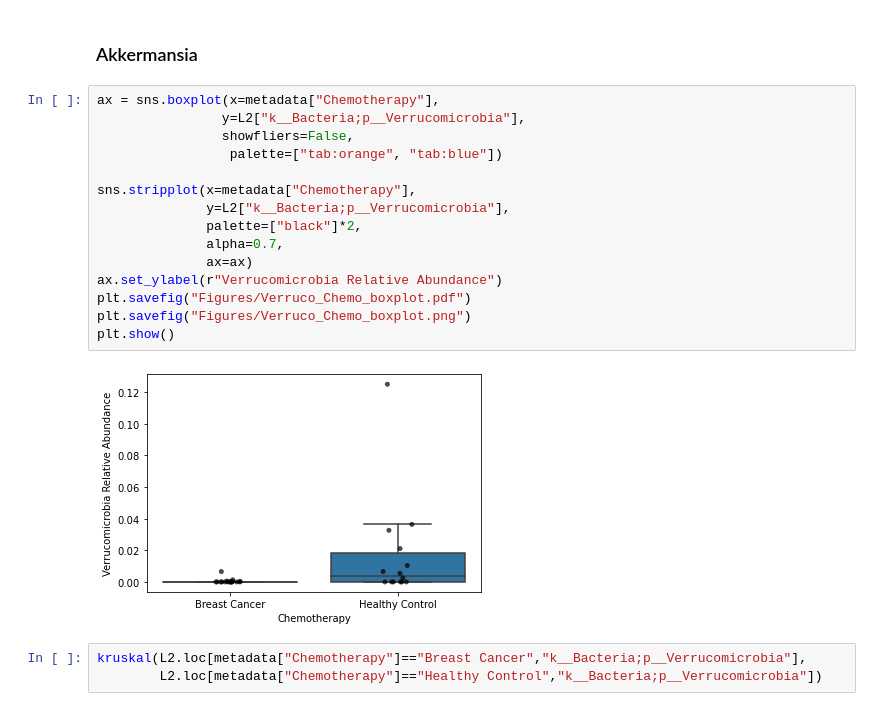
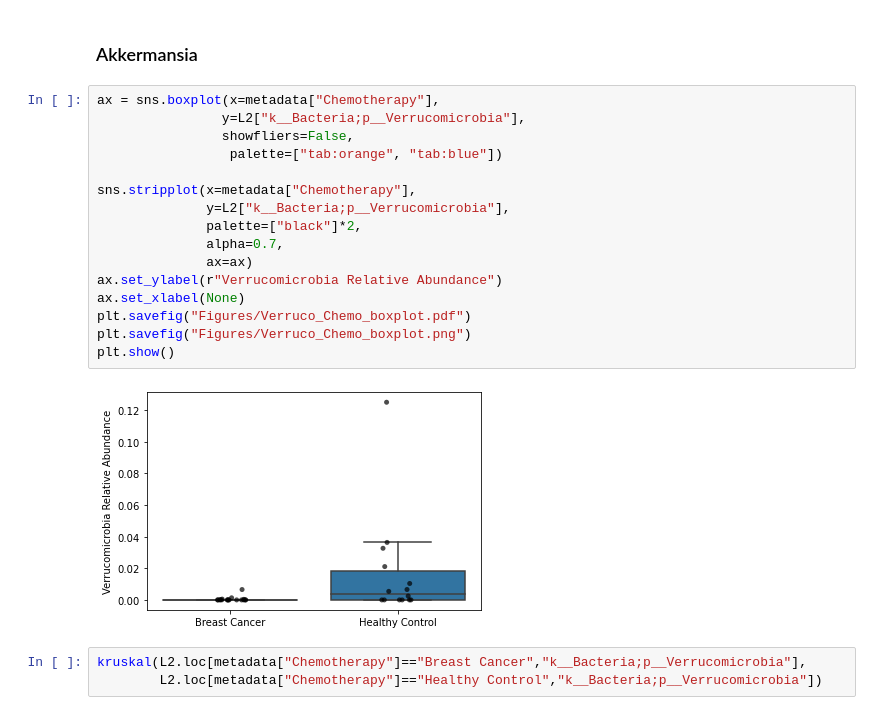
Before and after one commit to sterrettJD/Chemobrain, a Jupyter notebook: Reanalyze-after-blooms-removed.ipynb, the cells around one changed output. Drawn from its saved outputs; the diff is of its cells as text.

```diff
--- a/Reanalyze-after-blooms-removed.ipynb
+++ b/Reanalyze-after-blooms-removed.ipynb
@@ -663,20 +685,21 @@ plt.show()
 # %%
 ax = sns.boxplot(x=metadata["Chemotherapy"],
                 y=L2["k__Bacteria;p__Verrucomicrobia"],
                 showfliers=False,
                  palette=["tab:orange", "tab:blue"])
 
 sns.stripplot(x=metadata["Chemotherapy"],
               y=L2["k__Bacteria;p__Verrucomicrobia"],
               palette=["black"]*2,
               alpha=0.7,
               ax=ax)
 ax.set_ylabel(r"Verrucomicrobia Relative Abundance")
+ax.set_xlabel(None)
 plt.savefig("Figures/Verruco_Chemo_boxplot.pdf")
 plt.savefig("Figures/Verruco_Chemo_boxplot.png")
 plt.show()
 # %% [output]
-[figure, old version]
+[figure, new version]
 # %%
 kruskal(L2.loc[metadata["Chemotherapy"]=="Breast Cancer","k__Bacteria;p__Verrucomicrobia"],
         L2.loc[metadata["Chemotherapy"]=="Healthy Control","k__Bacteria;p__Verrucomicrobia"])
```
Also changed, not shown: parts of 13 cells of this notebook.
